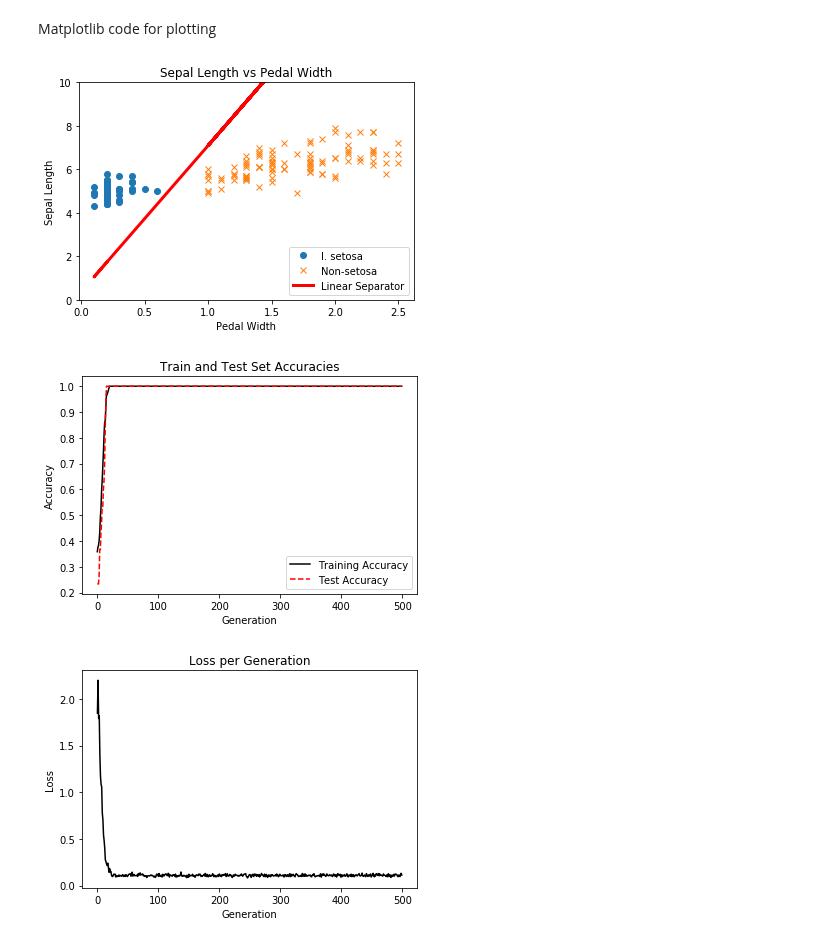
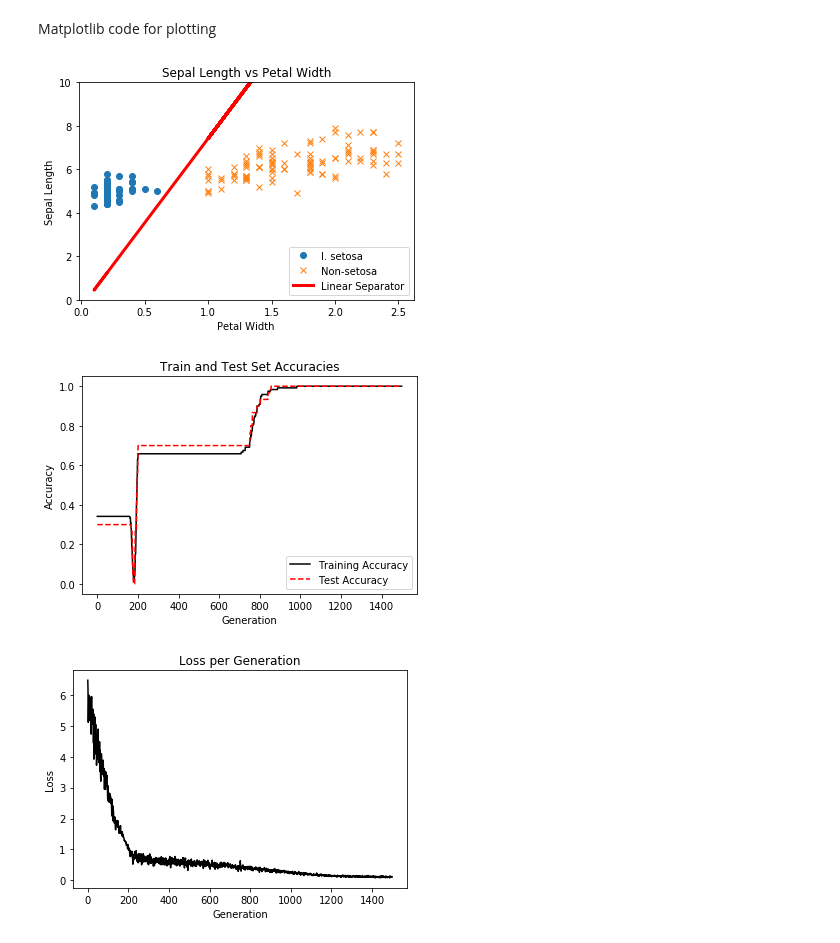
Before and after one commit to nfmcclure/tensorflow_cookbook, a Jupyter notebook: 04_Support_Vector_Machines/02_Working_with_Linear_SVMs/02_linear_svm.ipynb, the cells around one changed output. Cells and saved outputs as stored; diff of their text form; code cells hidden in the pictures.

```diff
--- a/04_Support_Vector_Machines/02_Working_with_Linear_SVMs/02_linear_svm.ipynb
+++ b/04_Support_Vector_Machines/02_Working_with_Linear_SVMs/02_linear_svm.ipynb
@@ -53,7 +53,7 @@ y_vals_test = y_vals[test_indices]
 Set model parameters, placeholders, and coefficients.
 # %%
 # Declare batch size
-batch_size = 120
+batch_size = 110
 
 # Initialize placeholders
 x_data = tf.placeholder(shape=[None, 2], dtype=tf.float32)
@@ -100,7 +100,7 @@ prediction = tf.sign(model_output)
 accuracy = tf.reduce_mean(tf.cast(tf.equal(prediction, y_target), tf.float32))
 
 # Declare optimizer
-my_opt = tf.train.GradientDescentOptimizer(0.01)
+my_opt = tf.train.AdamOptimizer(0.005)
 train_step = my_opt.minimize(loss)
 
 # Initialize variables
@@ -113,7 +113,7 @@ Now we can start the training loop.
 loss_vec = []
 train_accuracy = []
 test_accuracy = []
-for i in range(500):
+for i in range(1500):
     rand_index = np.random.choice(len(x_vals_train), size=batch_size)
     rand_x = x_vals_train[rand_index]
     rand_y = np.transpose([y_vals_train[rand_index]])
@@ -132,7 +132,7 @@ for i in range(500):
         y_target: np.transpose([y_vals_test])})
     test_accuracy.append(test_acc_temp)
 
-    if (i + 1) % 100 == 0:
+    if (i + 1) % 75 == 0:
         print('Step #{} A = {}, b = {}'.format(
             str(i+1),
             str(sess.run(A)),
@@ -182,32 +184,32 @@ Matplotlib code for plotting
 # %%
 %matplotlib inline
 # Plot data and line
 plt.plot(setosa_x, setosa_y, 'o', label='I. setosa')
 plt.plot(not_setosa_x, not_setosa_y, 'x', label='Non-setosa')
 plt.plot(x1_vals, best_fit, 'r-', label='Linear Separator', linewidth=3)
 plt.ylim([0, 10])
 plt.legend(loc='lower right')
-plt.title('Sepal Length vs Pedal Width')
-plt.xlabel('Pedal Width')
+plt.title('Sepal Length vs Petal Width')
+plt.xlabel('Petal Width')
 plt.ylabel('Sepal Length')
 plt.show()
 
 # Plot train/test accuracies
 plt.plot(train_accuracy, 'k-', label='Training Accuracy')
 plt.plot(test_accuracy, 'r--', label='Test Accuracy')
 plt.title('Train and Test Set Accuracies')
 plt.xlabel('Generation')
 plt.ylabel('Accuracy')
 plt.legend(loc='lower right')
 plt.show()
 
 # Plot loss over time
 plt.plot(loss_vec, 'k-')
 plt.title('Loss per Generation')
 plt.xlabel('Generation')
 plt.ylabel('Loss')
 plt.show()
 # %% [output]
-[figure, old version]
+[figure, new version]
-[figure, old version]
+[figure, new version]
-[figure, old version]
+[figure, new version]
```
Also changed, not shown: parts of 3 cells of this notebook, 14 other files.
